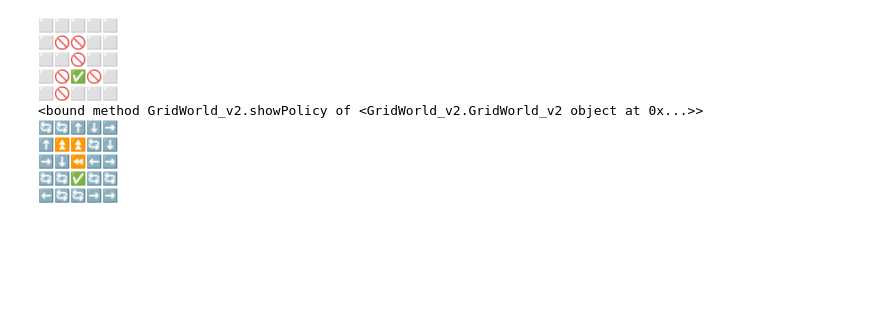
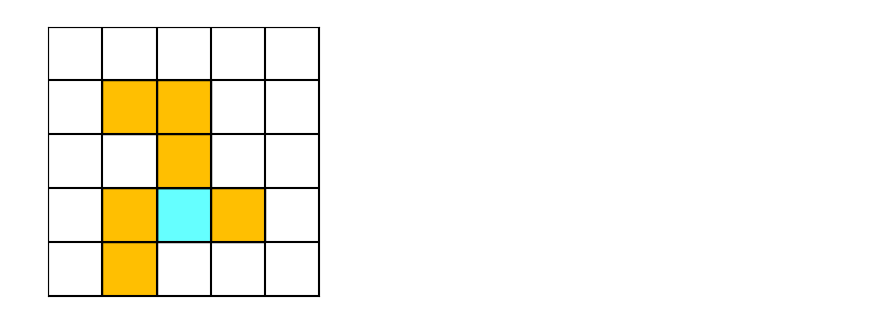
Before and after one commit to ziwenhahaha/Code-of-RL-Beginning, a Jupyter notebook: codes/5.1.MC basic.ipynb, the cells around one changed output. Drawn from its saved outputs; the diff is of its cells as text; code cells hidden in the pictures; blank space fills up the shorter version.

Commit message:
update Grid_World_v2 and ch5

```diff
--- a/codes/5.1.MC basic.ipynb
+++ b/codes/5.1.MC basic.ipynb
@@ -5,33 +4,14 @@ import GridWorld_v2
 # %%
 gamma = 0.9   #折扣因子，越接近0越近视
 
 rows = 5      #记得行数和列数这里要同步改
 columns = 5
 # gridworld = GridWorld_v2.GridWorld_v2(rows=rows, columns=columns, forbiddenAreaNums=8, targetNums=2, seed = 52,forbiddenAreaScore=-10)
 # gridworld = GridWorld_v2.GridWorld_v2(desc = [".#",".T"])             #赵老师4-1的例子
 # gridworld = GridWorld_v2.GridWorld_v2(desc = ["##.T","...#","...."])  #随便弄的例子
-gridworld = GridWorld_v2.GridWorld_v2(forbiddenAreaScore=-10, score=1,desc = [".....",".##..","..#..",".#T#.",".#..."])
+desc = [".....",".##..","..#..",".#T#.",".#..."]
+gridworld = GridWorld_v2.GridWorld_v2(forbidden_area_score=-10, score=1,desc=desc)
+#gridworld = GridWorld_v2.GridWorld_v2(forbiddenAreaScore=-10, score=1,desc = ["T."])
 gridworld.show()
-
-trajectorySteps = 100
-
-value = np.zeros(rows*columns)       #初始化可以任意，也可以全0
-qtable = np.zeros((rows*columns,5))  #初始化，这里主要是初始化维数，里面的内容会被覆盖所以无所谓
-
-# np.random.seed(50)
-policy = np.eye(5)[np.random.randint(0,5,size=(rows*columns))]
-print(gridworld.showPolicy)
-gridworld.showPolicy(policy)
-# gridworld.showPolicy(policy)
 # %% [output]
-⬜️⬜️⬜️⬜️⬜️
-⬜️🚫🚫⬜️⬜️
-⬜️⬜️🚫⬜️⬜️
-⬜️🚫✅🚫⬜️
-⬜️🚫⬜️⬜️⬜️
-<bound method GridWorld_v2.showPolicy of <GridWorld_v2.GridWorld_v2 object at 0x...>>
-🔄🔄⬆️⬇️➡️
-⬆️⏫️⏫️🔄⬇️
-➡️⬇️⏪⬅️➡️
-🔄🔄✅🔄🔄
-⬅️🔄🔄➡️➡️
+[figure, added]
```
Also changed, not shown: parts of 3 cells of this notebook, 4 other files.
